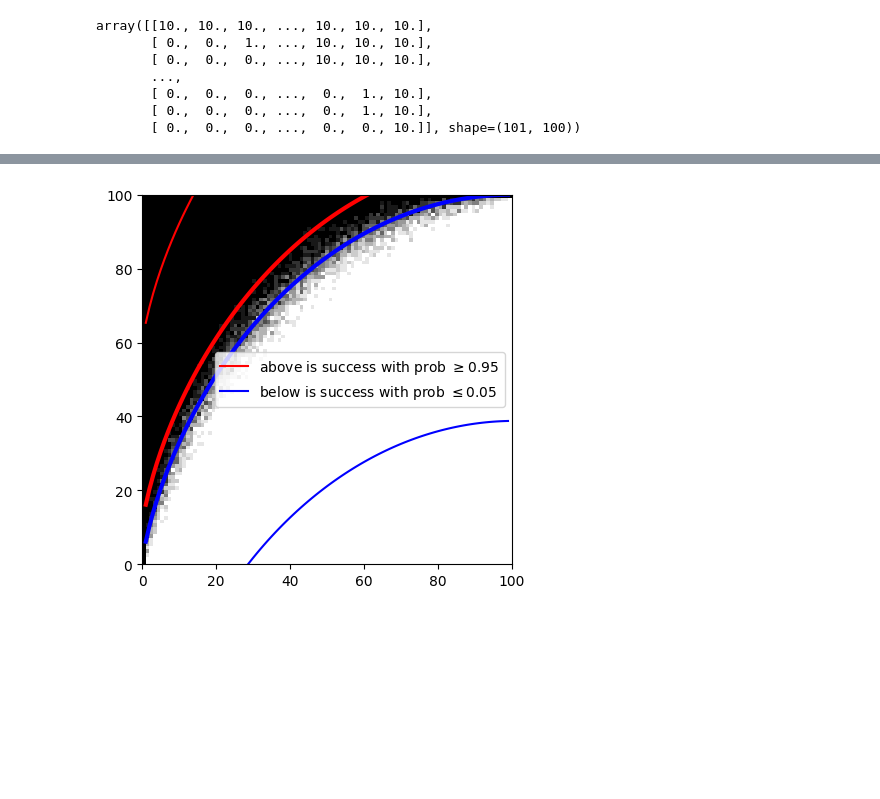
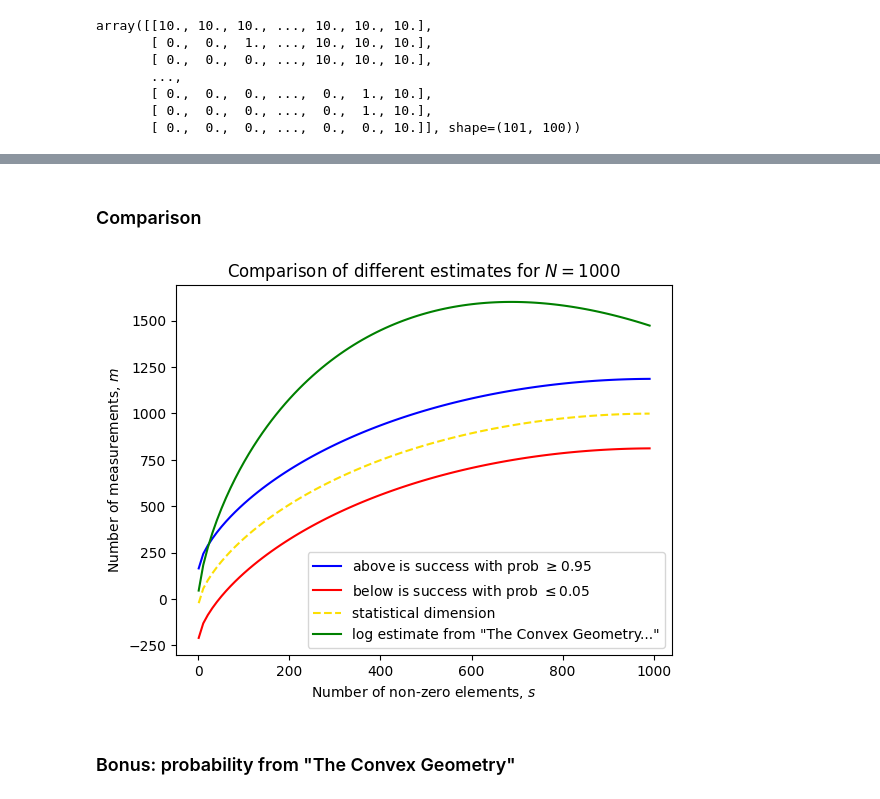
Before and after one commit to anastorr/compressed-sensing, a Jupyter notebook: compressed_sensing.ipynb, the cells around one changed output, grey strips where cells are left out. Cells and saved outputs as stored; diff of their text form; code cells hidden in the pictures; blank space fills up the shorter version.

```diff
--- a/compressed_sensing.ipynb
+++ b/compressed_sensing.ipynb
@@ -315,10 +340,25 @@ m_lower, m_upper = transition_phase(eta)
-# %%
-plt.plot(s, m_lower, c='red', label=f"above is success with prob $\\geq {round(1-eta, 2)}$")
-plt.plot(s, m_upper, c='blue', label=f"below is success with prob $\\leq {eta}$")
-plt.plot(s, stat_dim_upper+10, c='red', linewidth=3)
-plt.plot(s, stat_dim_upper, c='blue', linewidth=3)
-plt.imshow(is_successful.sum(axis=2).T, cmap='binary', extent=(0, 100, 0, 100), origin='lower')
-plt.legend()
-plt.show()
-# %% [output]
-[figure, removed]
+# %% [markdown]
+### Comparison
+# %%
+eta = 0.05
+N=1000
+s = np.arange(1, N, 10)
+
+A = np.sqrt(np.log(eta**(-2))) + np.sqrt(2*s*np.log(N/s)+5/4*s)
+ms_log = 0.5*(A**2 + A*np.sqrt(A**2 + 4*A))
+m_success, m_fail, stat_dim_lower, stat_dim_upper = transition_phase(eta, s, dim=N)
+
+plt.plot(s, m_success, "b-", label=f"above is success with prob $\\geq {round(1-eta, 2)}$")
+plt.plot(s, m_fail, "r-", label=f"below is success with prob $\\leq {eta}$")
+plt.plot(s, (stat_dim_lower+stat_dim_upper)/2, "--", color="#fcdf03", label="statistical dimension")
+crit = 2*s*np.log(1000/s) + 5/4*s + 1
+plt.plot(s, ms_log, 'g-', label="log estimate from \"The Convex Geometry...\"")
+plt.legend()
+plt.xlabel("Number of non-zero elements, $s$")
+plt.ylabel("Number of measurements, $m$")
+plt.title(f"Comparison of different estimates for $N={N}$")
+plt.savefig(f"report/pictures/compare_estimates{N}.png", dpi=300, bbox_inches='tight')
+# %% [output]
+[figure, added]
+# %% [markdown]
+### Bonus: probability from "The Convex Geometry"
```
Also changed, not shown: parts of 30 cells of this notebook.
